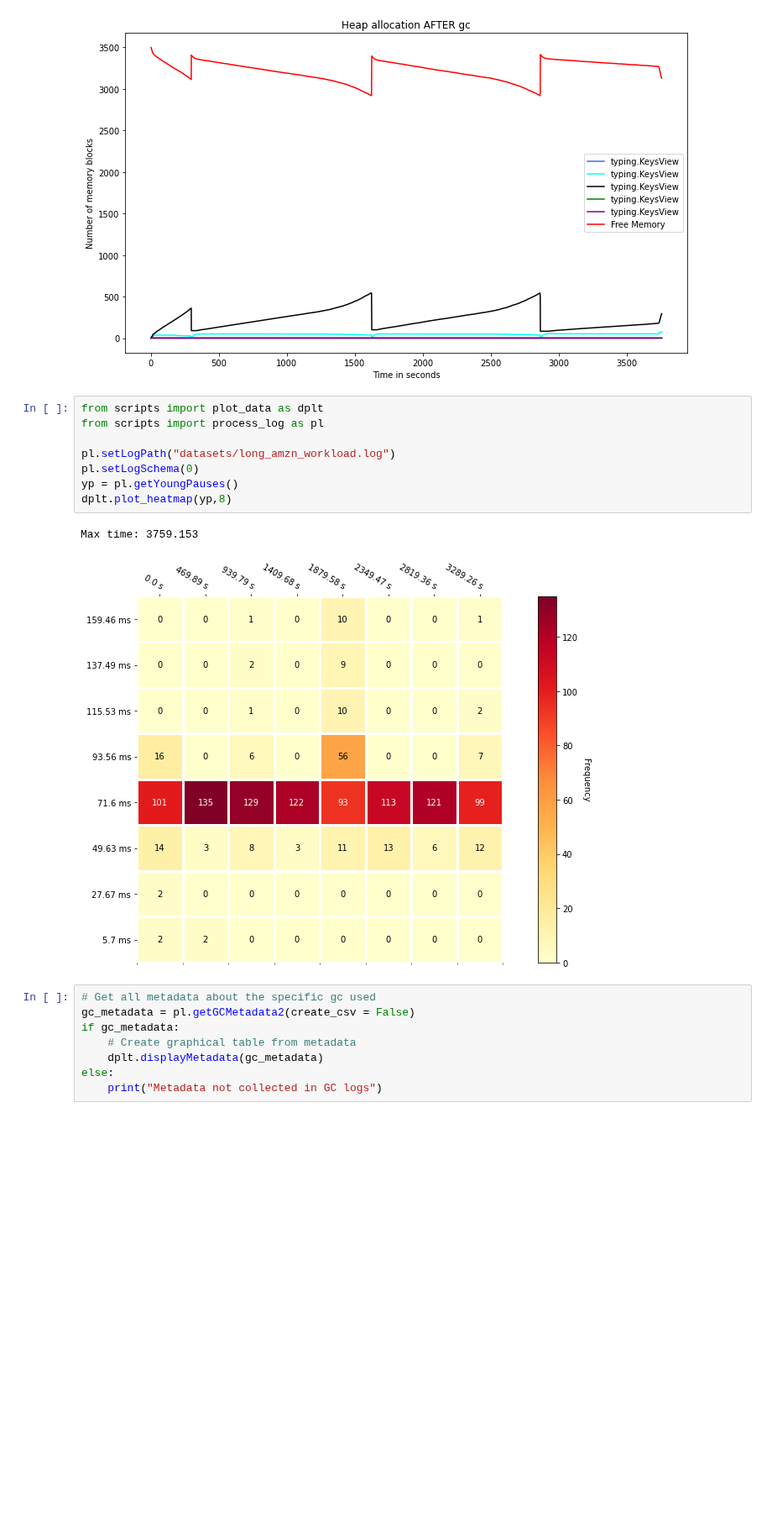
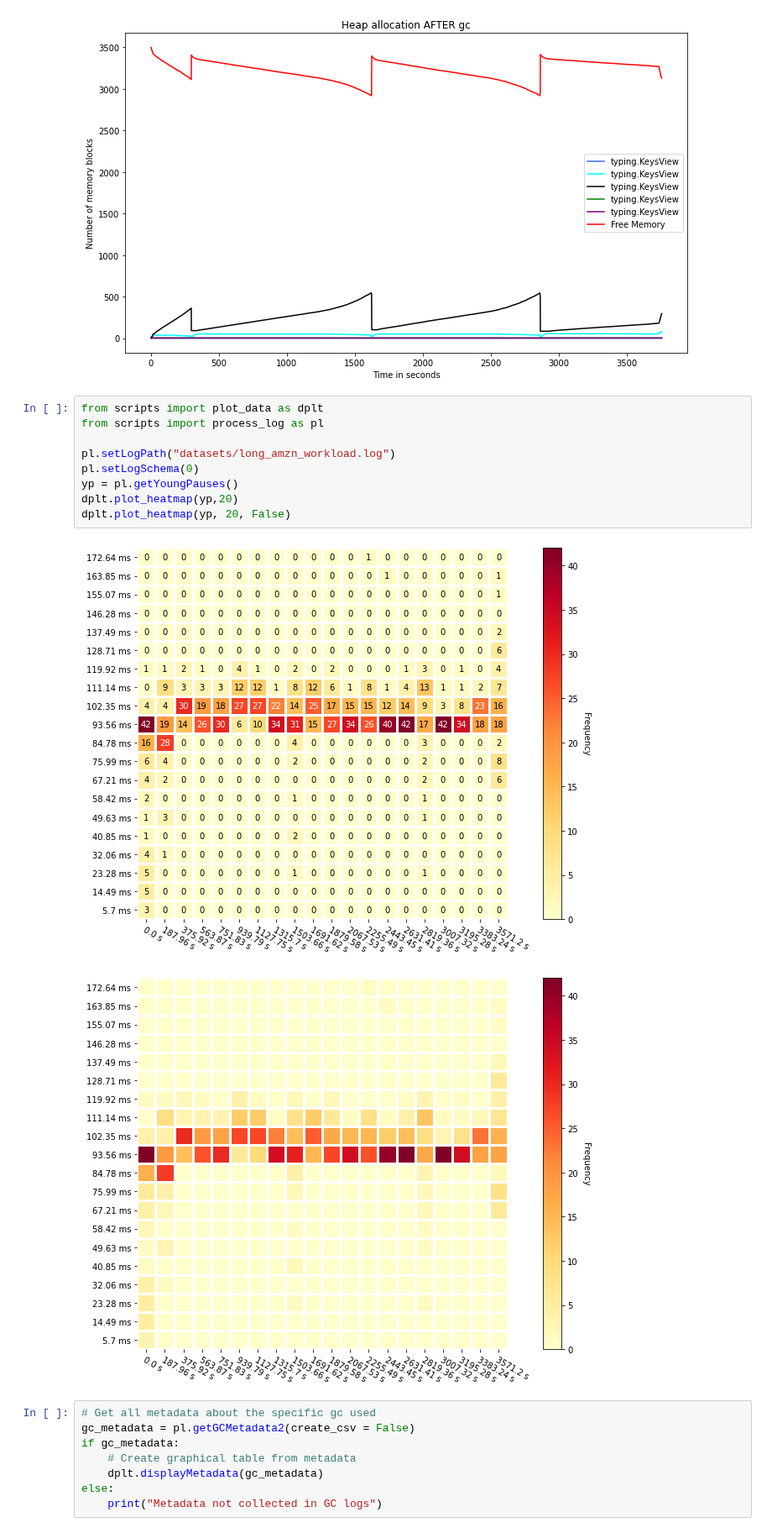
Before and after one commit to apple/GCGC, a Jupyter notebook: Jupyter-everything/GClogs_notebook.ipynb, the cells around one changed output. Shown at 84% size. Cells and saved outputs as stored; diff of their text form; blank space fills up the shorter version.

```diff
--- a/Jupyter-everything/GClogs_notebook.ipynb
+++ b/Jupyter-everything/GClogs_notebook.ipynb
@@ -114,14 +114,15 @@ This far
 # %%
 from scripts import plot_data as dplt
 from scripts import process_log as pl
 
 pl.setLogPath("datasets/long_amzn_workload.log")
 pl.setLogSchema(0)
 yp = pl.getYoungPauses()
-dplt.plot_heatmap(yp,8)
+dplt.plot_heatmap(yp,20)
+dplt.plot_heatmap(yp, 20, False)
 # %% [output]
-Max time: 3759.153
-[figure, old version]
+[figure, new version]
+[figure, added]
 # %%
 # Get all metadata about the specific gc used
 gc_metadata = pl.getGCMetadata2(create_csv = False)
```
Also changed, not shown: 3 other files.
